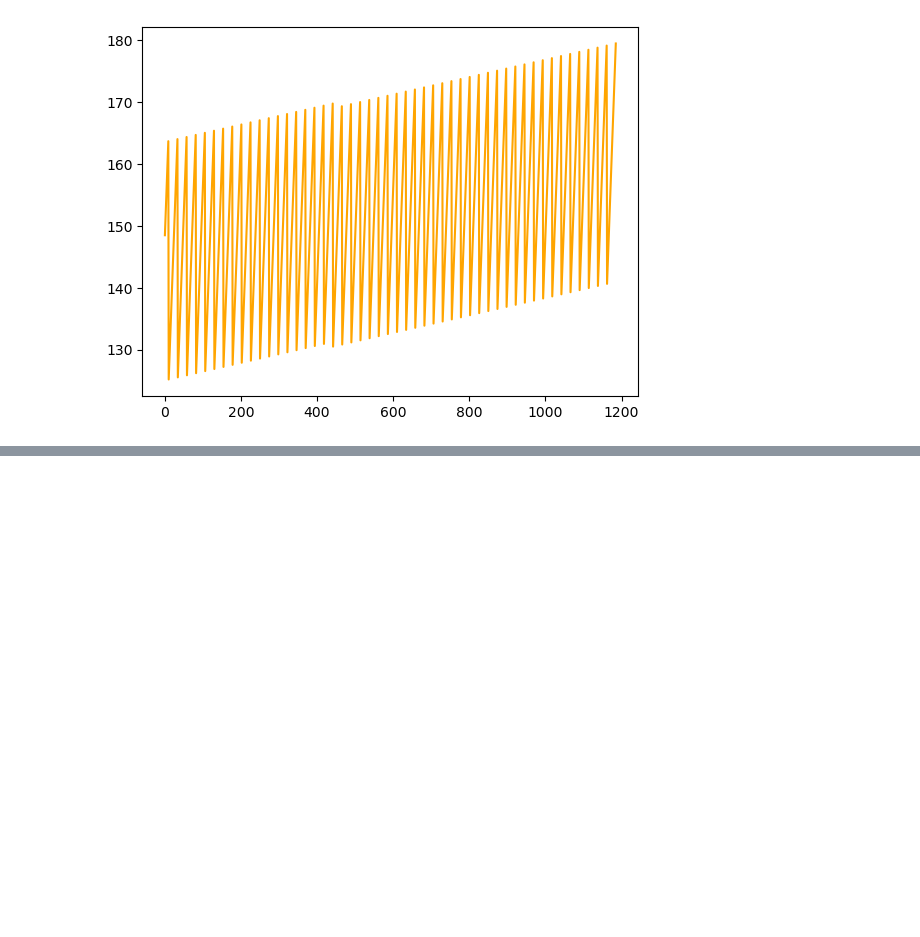
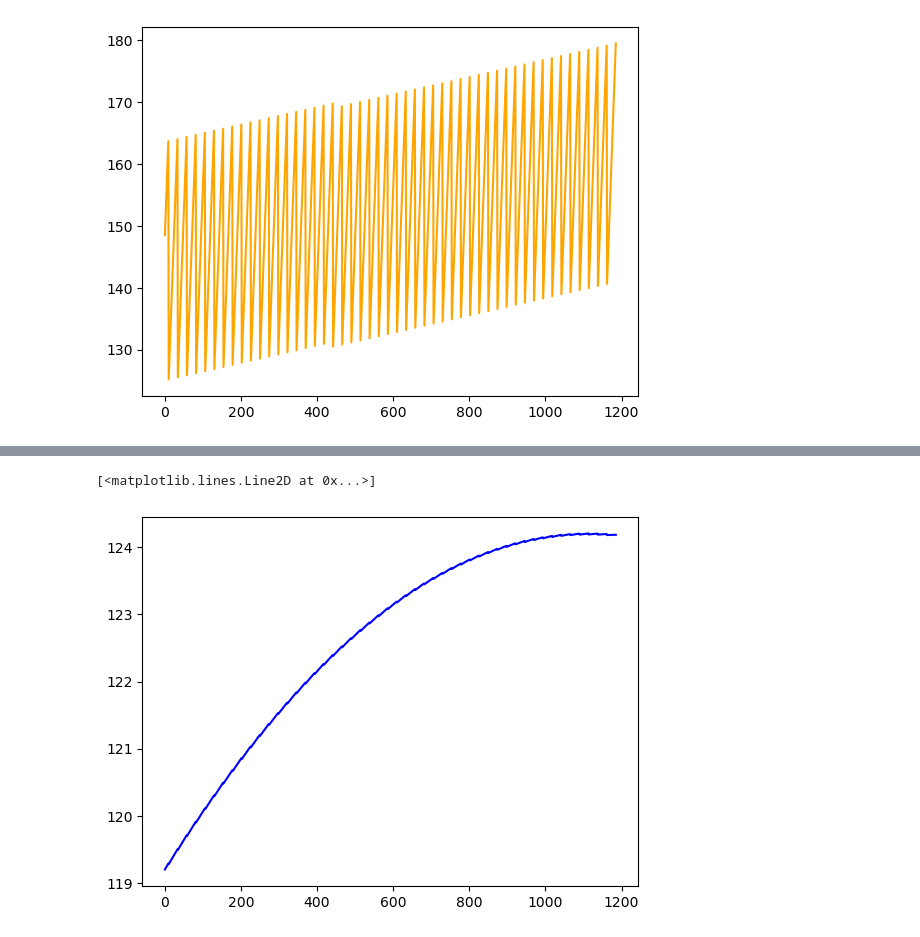
Before and after one commit to Feddyhub/supervised-learning-SearchGridCV-hyperparameter-optimization-exercise, a Jupyter notebook: task5-checkpoint.ipynb, the cells around one changed output, grey strips where cells are left out. Saved outputs shown, nothing was run; the diff lists cells and outputs as text; code cells hidden in the pictures; blank space fills up the shorter version.

```diff
--- a/task5-checkpoint.ipynb
+++ b/task5-checkpoint.ipynb
@@ -478,5 +586,8 @@ plt.plot(y_pred22,color="orange")
 # %%
 # SVMR Regressor default parameter
-plt.plot(y_pred31,color="blue")
+plt.plot(y_pred13,color="blue")
+# %% [output]
+[<matplotlib.lines.Line2D at 0x...>]
+[figure, added]
 # %%
 # SVMR Regressor gridsearchCV
```
Also changed, not shown: parts of 30 cells of this notebook.
